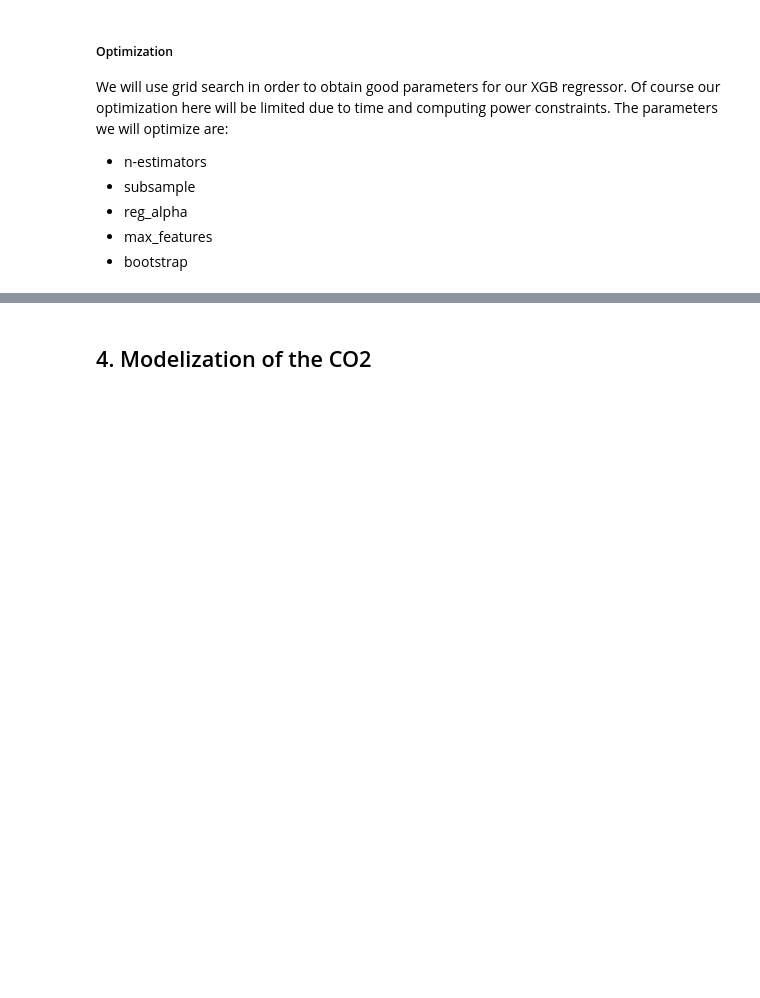
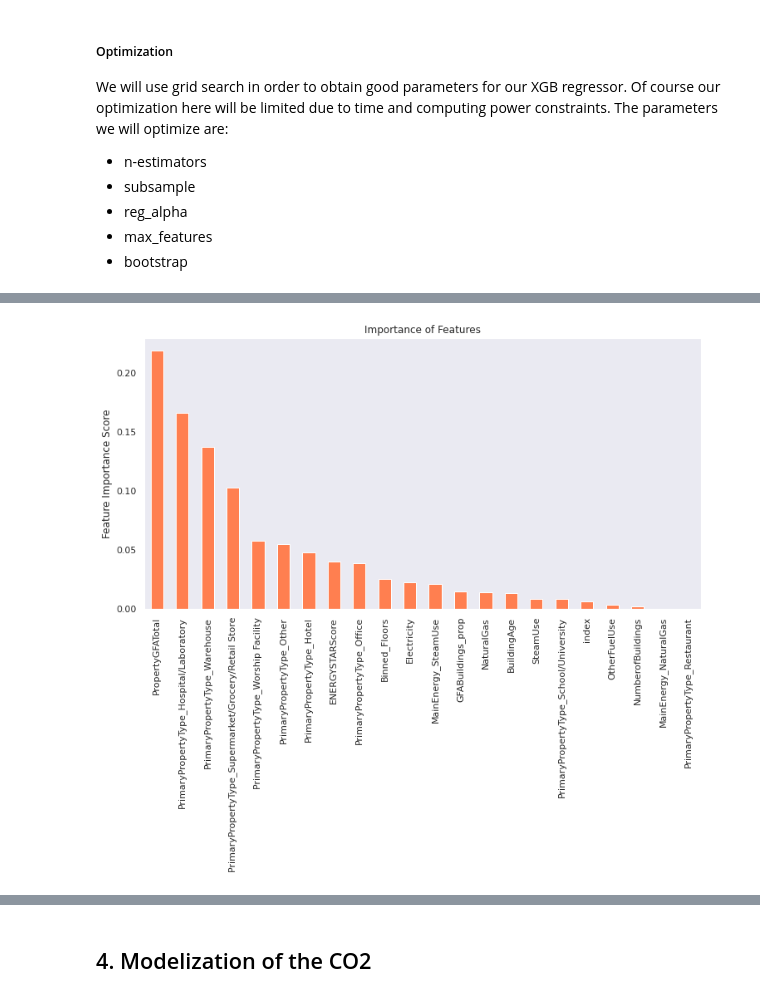
Before and after one commit to mariusbiteau/Buildings_Electrical-Consumption_CO2-Emissions_Prediction, a Jupyter notebook: Analysis_Buildings_Electrical_Consumption_CO2_Emissions_Prediction.ipynb, the cells around one changed output, grey strips where cells are left out. Saved outputs shown, nothing was run; the diff lists cells and outputs as text; code cells hidden in the pictures; blank space fills up the shorter version.

```diff
--- a/Analysis_Buildings_Electrical_Consumption_CO2_Emissions_Prediction.ipynb
+++ b/Analysis_Buildings_Electrical_Consumption_CO2_Emissions_Prediction.ipynb
@@ -895,7 +894,7 @@ We will use grid search in order to obtain good parameters for our XGB regressor
 - max_features
 - bootstrap
 # %%
-rf_param_grid = {'objective':['reg:squarederror'],
+xgbr_elec_param_grid = {'objective':['reg:squarederror'],
     'max_depth': [5, 10, 20],
     'subsample': [0.8, 0.9, 1],
     'reg_alpha': [0.1, 0.3, 1],
@@ -976,7 +982,9 @@ NameError: ignored
 # %%
-feat_imp = pd.Series(rf_grid.feature_importances_, list(X2_train)).sort_values(ascending=False)
+feat_imp = pd.Series(xgbr_elec_grid.best_estimator_.feature_importances_, list(X2_train)).sort_values(ascending=False)
 fig = plt.figure(figsize=(12, 6))
 feat_imp.plot(kind='bar', title='Importance of Features', color= 'coral')
 plt.ylabel('Feature Importance Score')
 plt.grid()
 plt.show()
+# %% [output]
+[figure, added]
```
Also changed, not shown: parts of 87 cells of this notebook.
